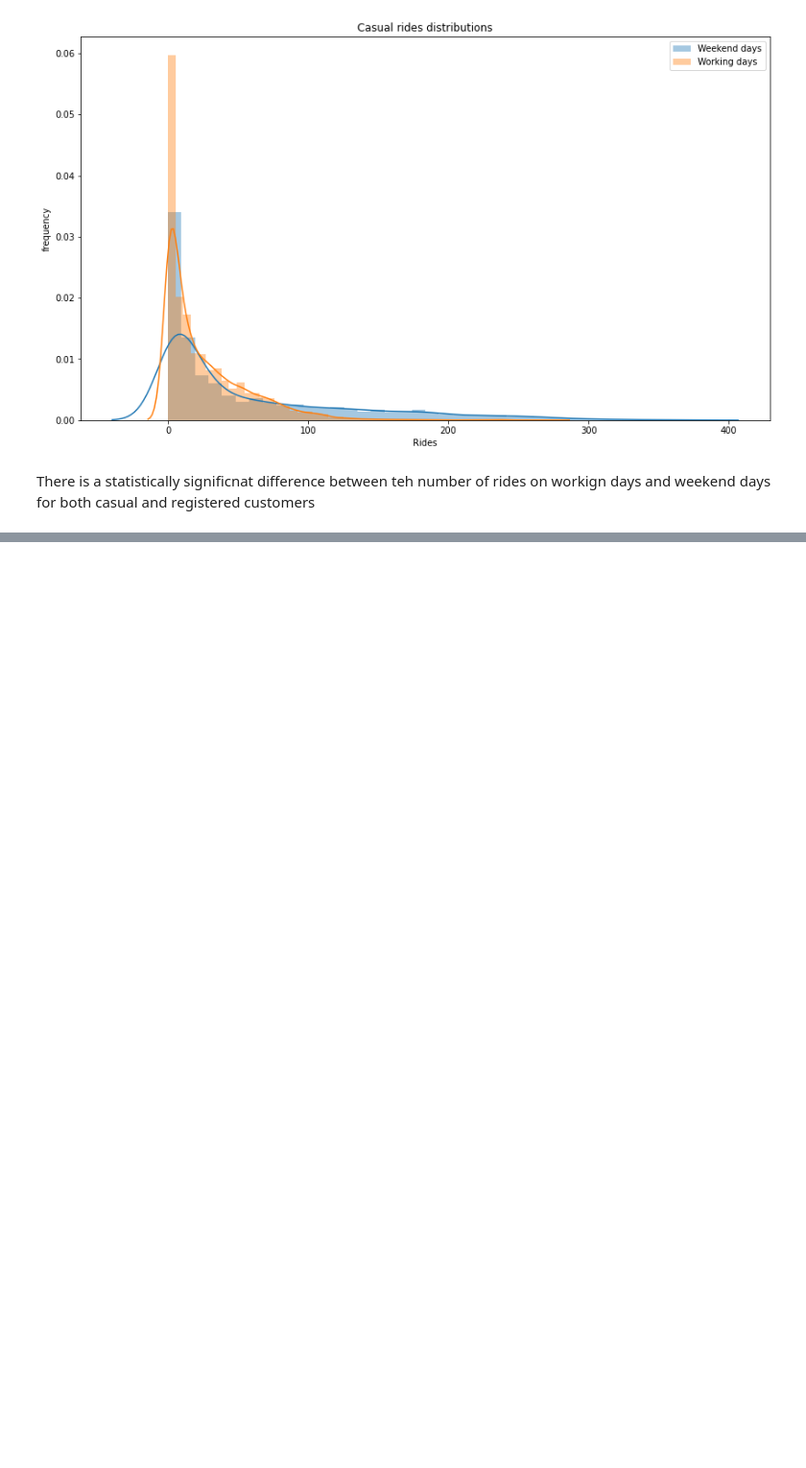
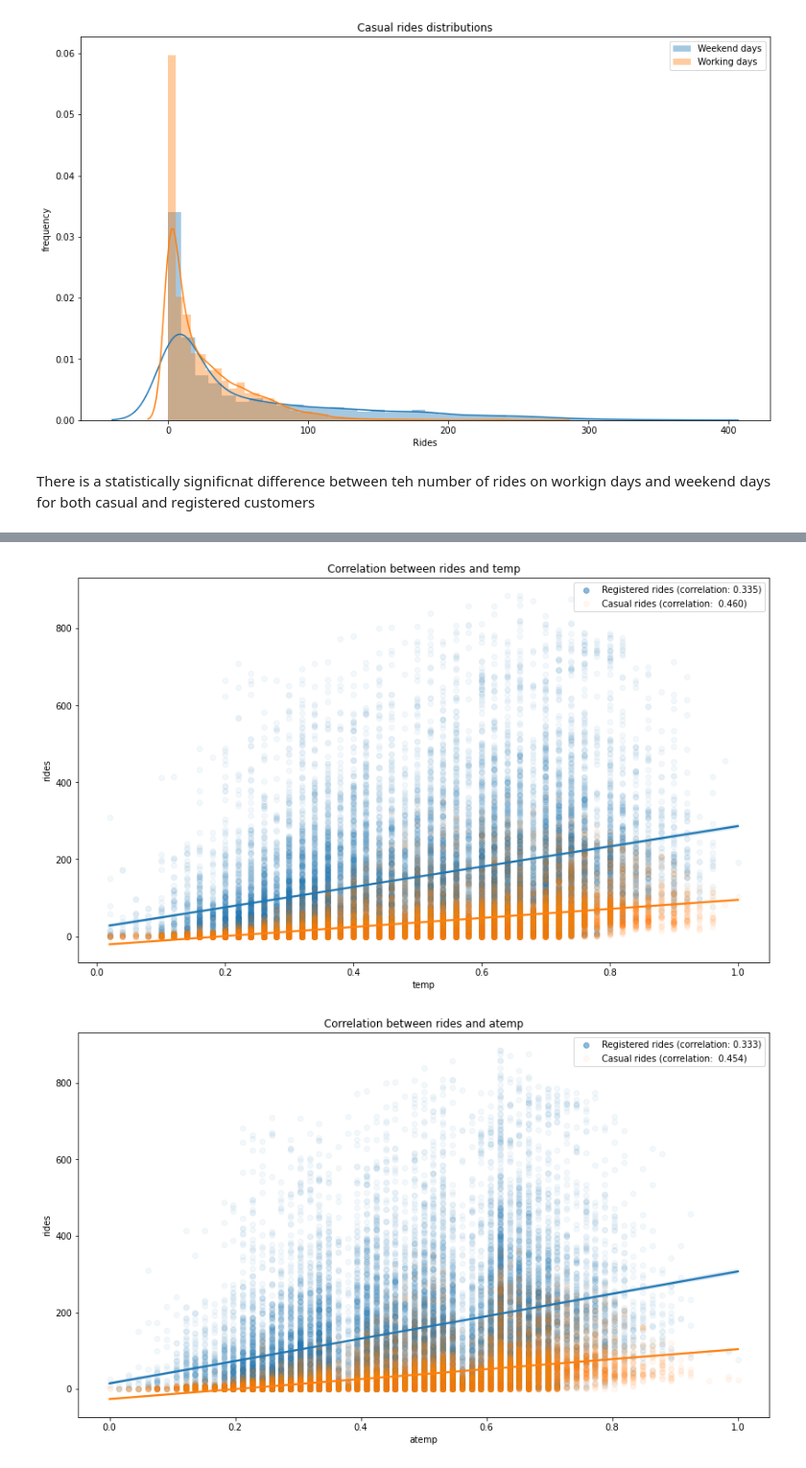
Before and after one commit to 3liud/bike-sharing-analysis, a Jupyter notebook: bike_sharing_analysis.ipynb, the cells around one changed output, grey strips where cells are left out. Shown at 96% size. Drawn from its saved outputs; the diff is of its cells as text; code cells hidden in the pictures; blank space fills up the shorter version.

Commit message:
finished exploration and analysis of weather relateed columns and their roles in the umber of rides

```diff
--- a/bike_sharing_analysis.ipynb
+++ b/bike_sharing_analysis.ipynb
@@ -409,0 +416,32 @@ There is a statistically significnat difference between teh number of rides on w
+# %%
+def plot_correlations(data, col):
+# get correlation between col and registered rides
+    corr_r = np.corrcoef(data[col], data['registered'])[0,1]
+    ax = sns.regplot(x=col, y='registered', data=data, \
+        scatter_kws={"alpha":0.05}, \
+            label=f"Registered rides (correlation: {corr_r:.3f})")
+
+    # get correlation between col and casual rides
+    corr_c = np.corrcoef(data[col], data['casual'])[0,1]
+    ax = sns.regplot(x = col, y="casual", data=data, scatter_kws={"alpha":0.05}, \
+            label=f"Casual rides (correlation: {corr_c: .3f})")
+
+    #adjust legend alpha
+    legend = ax.legend()
+    for lh in legend.legendHandles:
+        lh.set_alpha(0.5)
+        ax.set_ylabel("rides")
+        ax.set_title(f"Correlation between rides and {col}")
+        return ax
+# %%
+# Applying the functions to the four coluymns of interest
+plt.figure(figsize=(14,8))
+ax = plot_correlations(hourly_data_clean, 'temp')
+plt.savefig('figures/correlation_temp.png', format='png')
+
+plt.figure(figsize=(14, 8))
+ax = plot_correlations(hourly_data_clean, 'atemp')
+plt.savefig('figures/correlation_atemp.png', format='png')
+# %% [output]
+[figure, added]
+[figure, added]
```
Also changed, not shown: parts of 11 cells of this notebook.
